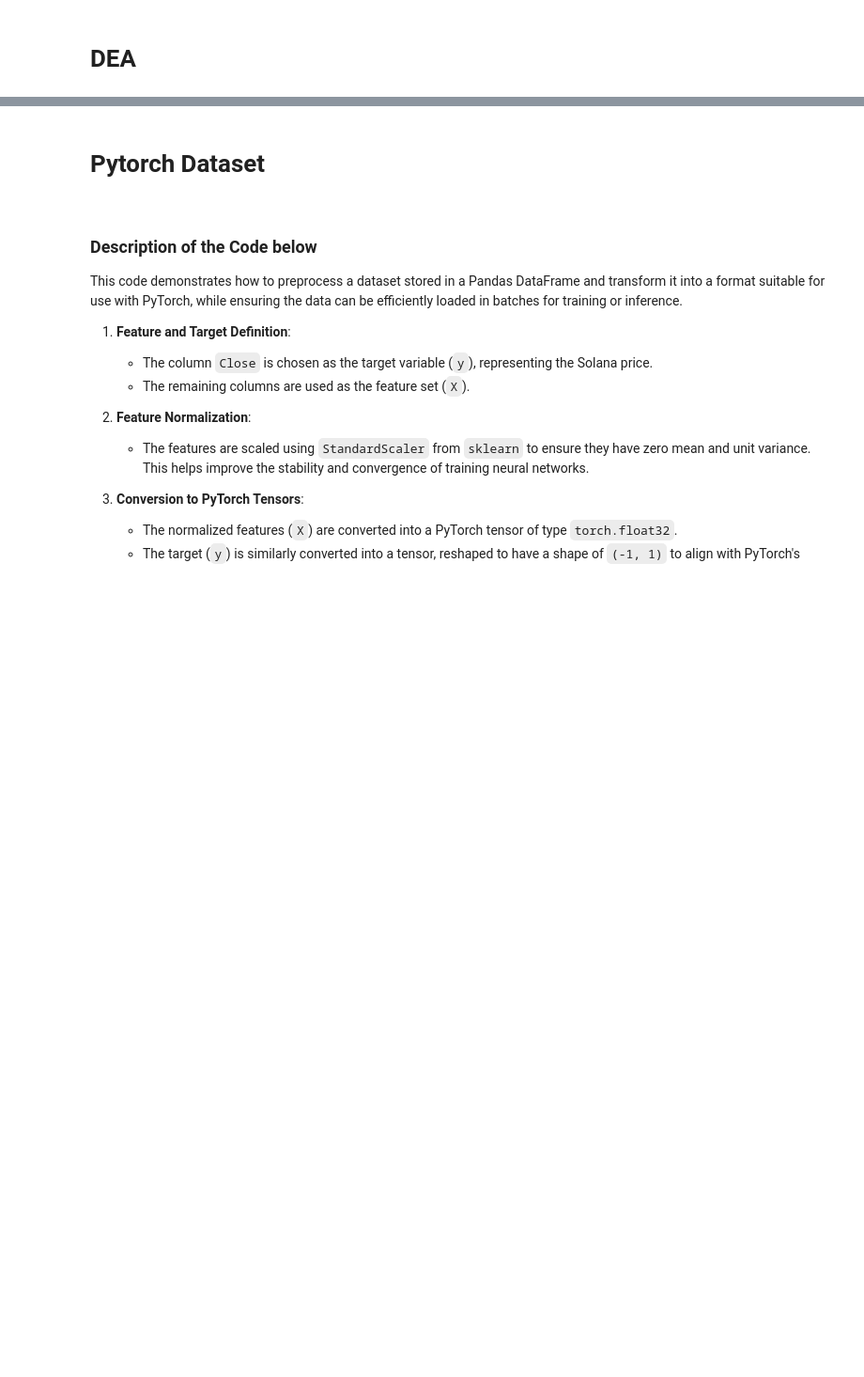
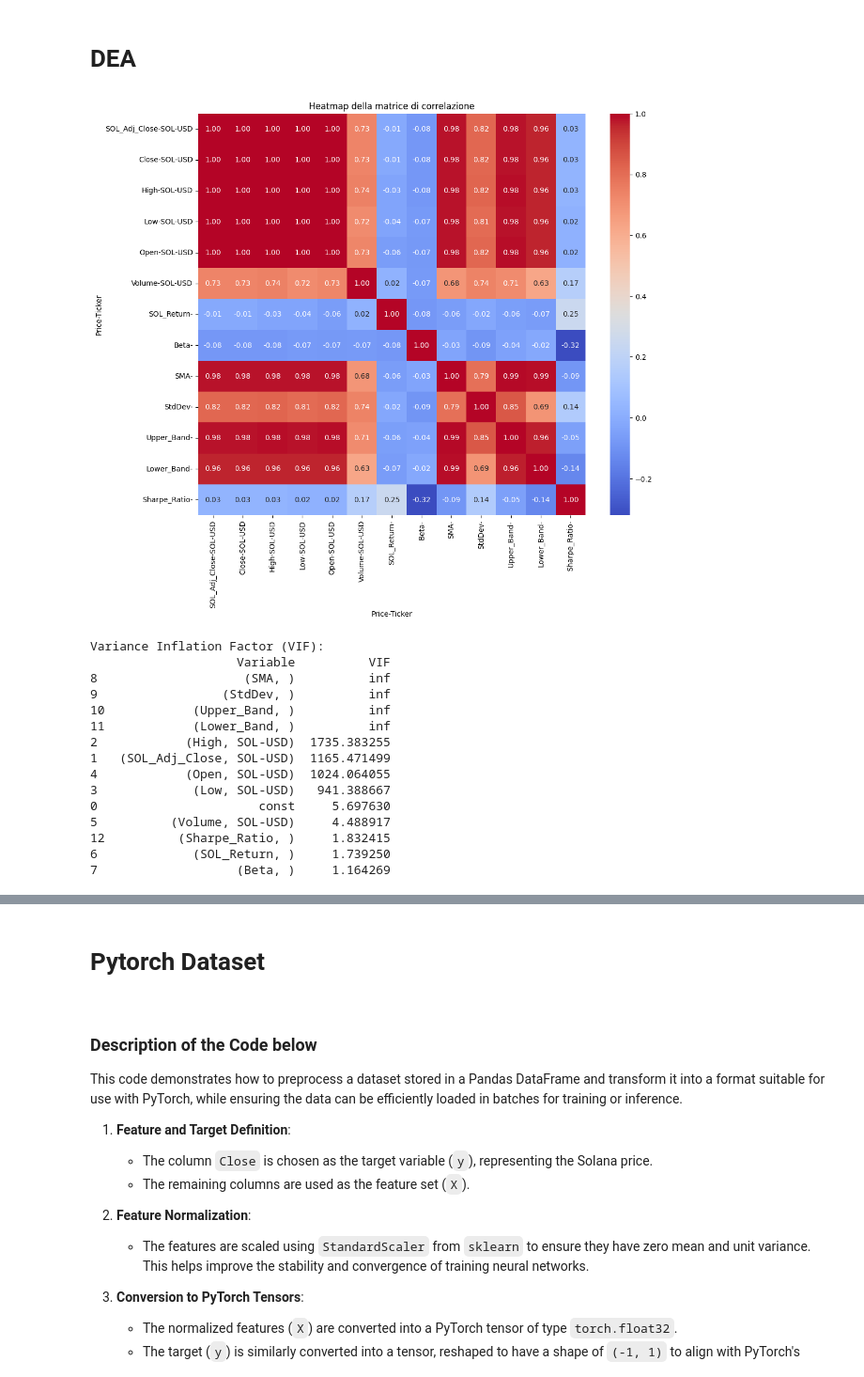
Before and after one commit to MicheleGiambelli/Deep-Learning-Project, a Jupyter notebook: Untitled9.ipynb, the cells around one changed output, grey strips where cells are left out. Shown at 94% size. Drawn from its saved outputs; the diff is of its cells as text; code cells hidden in the pictures; blank space fills up the shorter version.

```diff
--- a/Untitled9.ipynb
+++ b/Untitled9.ipynb
@@ -78,2 +78,49 @@ df.head()
 # %% [markdown]
 # DEA
+# %%
+import statsmodels.api as sm
+from statsmodels.stats.outliers_influence import variance_inflation_factor
+import seaborn as sns
+import matplotlib.pyplot as plt
+
+
+# Rimozione dei valori NaN per analisi pulita
+df_sol_clean = df.dropna()
+
+# Matrice di correlazione
+correlation_matrix = df_sol_clean.corr()
+
+# Visualizzazione della matrice di correlazione
+plt.figure(figsize=(12, 10))
+sns.heatmap(correlation_matrix, annot=True, cmap='coolwarm', fmt='.2f')
+plt.title("Heatmap della matrice di correlazione")
+plt.show()
+
+# Calcolo del VIF (escludendo la variabile target)
+X = df_sol_clean.drop(columns=["Close"])  # Rimuovi la colonna target
+X_with_const = sm.add_constant(X)  # Aggiungi la costante per il calcolo del VIF
+vif_data = pd.DataFrame({
+    "Variable": X_with_const.columns,
+    "VIF": [variance_inflation_factor(X_with_const.values, i) for i in range(X_with_const.shape[1])]
+}).sort_values(by="VIF", ascending=False)
+
+# Mostra i risultati del VIF
+print("Variance Inflation Factor (VIF):")
+print(vif_data)
+# %% [output]
+[figure, added]
+Variance Inflation Factor (VIF):
+                    Variable          VIF
+8                    (SMA, )          inf
+9                 (StdDev, )          inf
+10            (Upper_Band, )          inf
+11            (Lower_Band, )          inf
+2            (High, SOL-USD)  1735.383255
+1   (SOL_Adj_Close, SOL-USD)  1165.471499
+4            (Open, SOL-USD)  1024.064055
+3             (Low, SOL-USD)   941.388667
+0                      const     5.697630
+5          (Volume, SOL-USD)     4.488917
+12          (Sharpe_Ratio, )     1.832415
+6             (SOL_Return, )     1.739250
+7                   (Beta, )     1.164269
```
Also changed, not shown: parts of 4 cells of this notebook.
